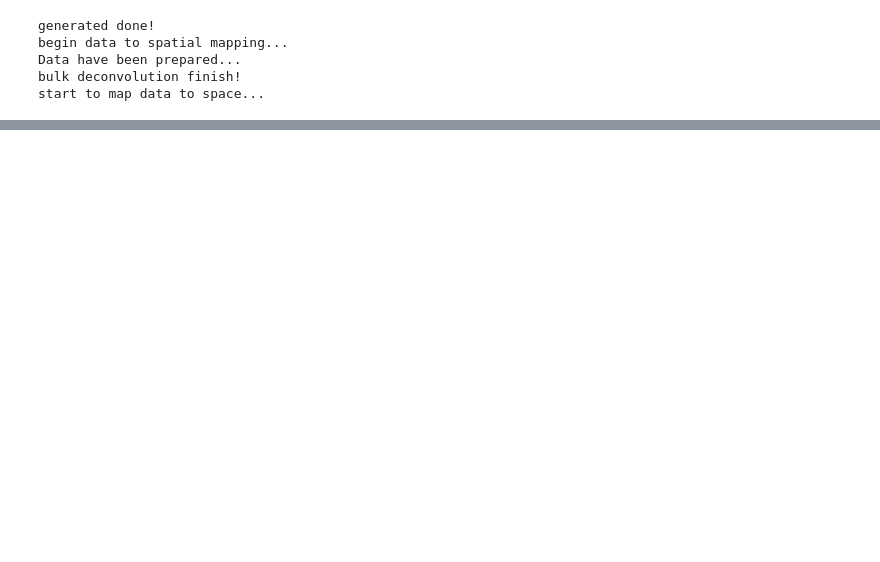
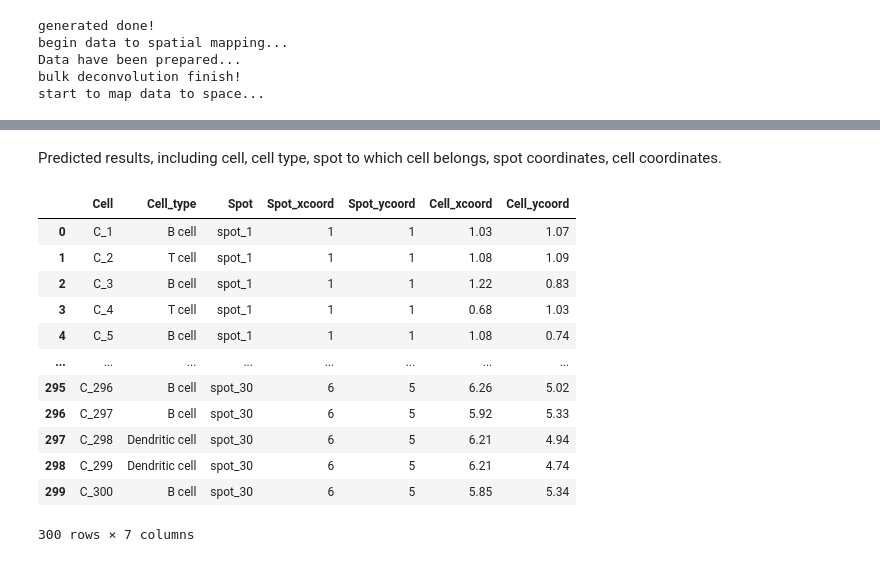
Before and after one commit to ZJUFanLab/bulk2space, a Jupyter notebook: bulk2space/tutorial.ipynb, the cells around one changed output, grey strips where cells are left out. Cells and saved outputs as stored; diff of their text form; code cells hidden in the pictures; blank space fills up the shorter version.

```diff
--- a/bulk2space/tutorial.ipynb
+++ b/bulk2space/tutorial.ipynb
@@ -209,0 +269,18 @@ start to map data to space...
+# %% [markdown]
+Predicted results, including cell, cell type, spot to which cell belongs, spot coordinates, cell coordinates.
+# %%
+pred_meta
+# %% [output]
+|  | Cell | Cell_type | Spot | Spot_xcoord | Spot_ycoord | Cell_xcoord | Cell_ycoord |
+| 0 | C_1 | B cell | spot_1 | 1 | 1 | 1.03 | 1.07 |
+| 1 | C_2 | T cell | spot_1 | 1 | 1 | 1.08 | 1.09 |
+| 2 | C_3 | B cell | spot_1 | 1 | 1 | 1.22 | 0.83 |
+| 3 | C_4 | T cell | spot_1 | 1 | 1 | 0.68 | 1.03 |
+| 4 | C_5 | B cell | spot_1 | 1 | 1 | 1.08 | 0.74 |
+| ... | ... | ... | ... | ... | ... | ... | ... |
+| 295 | C_296 | B cell | spot_30 | 6 | 5 | 6.26 | 5.02 |
+| 296 | C_297 | B cell | spot_30 | 6 | 5 | 5.92 | 5.33 |
+| 297 | C_298 | Dendritic cell | spot_30 | 6 | 5 | 6.21 | 4.94 |
+| 298 | C_299 | Dendritic cell | spot_30 | 6 | 5 | 6.21 | 4.74 |
+| 299 | C_300 | B cell | spot_30 | 6 | 5 | 5.85 | 5.34 |
+300 rows × 7 columns
```
Also changed, not shown: parts of 8 cells of this notebook, 3 other files.
